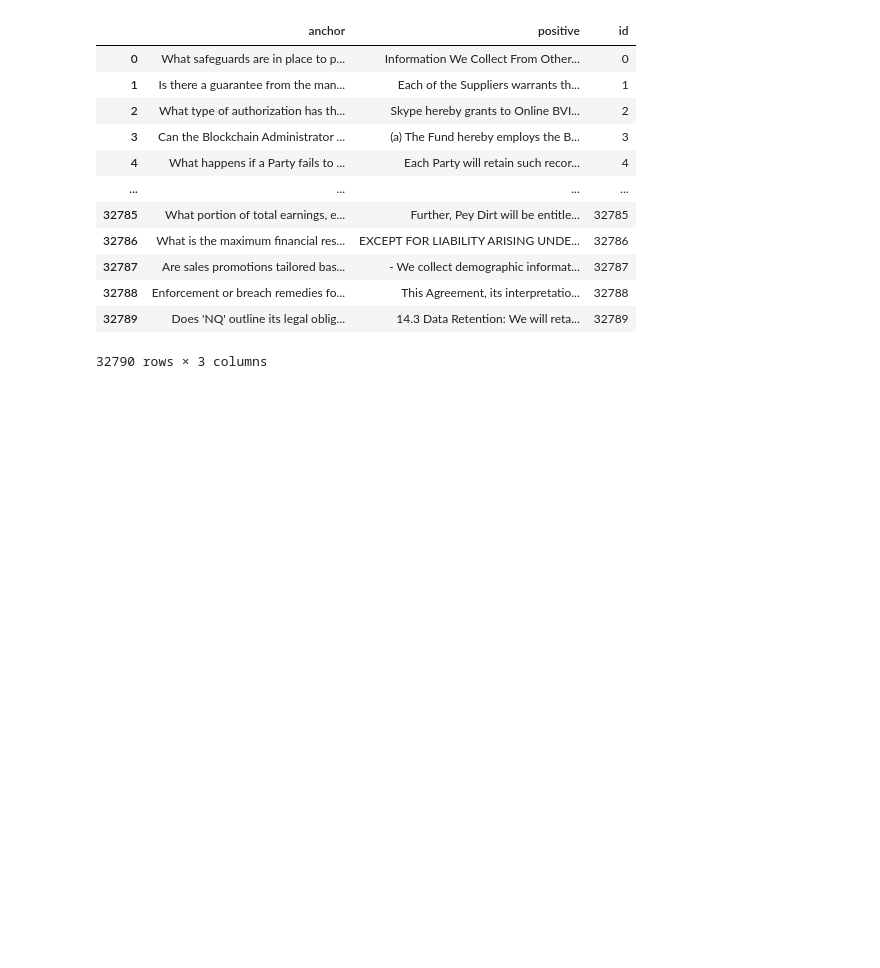
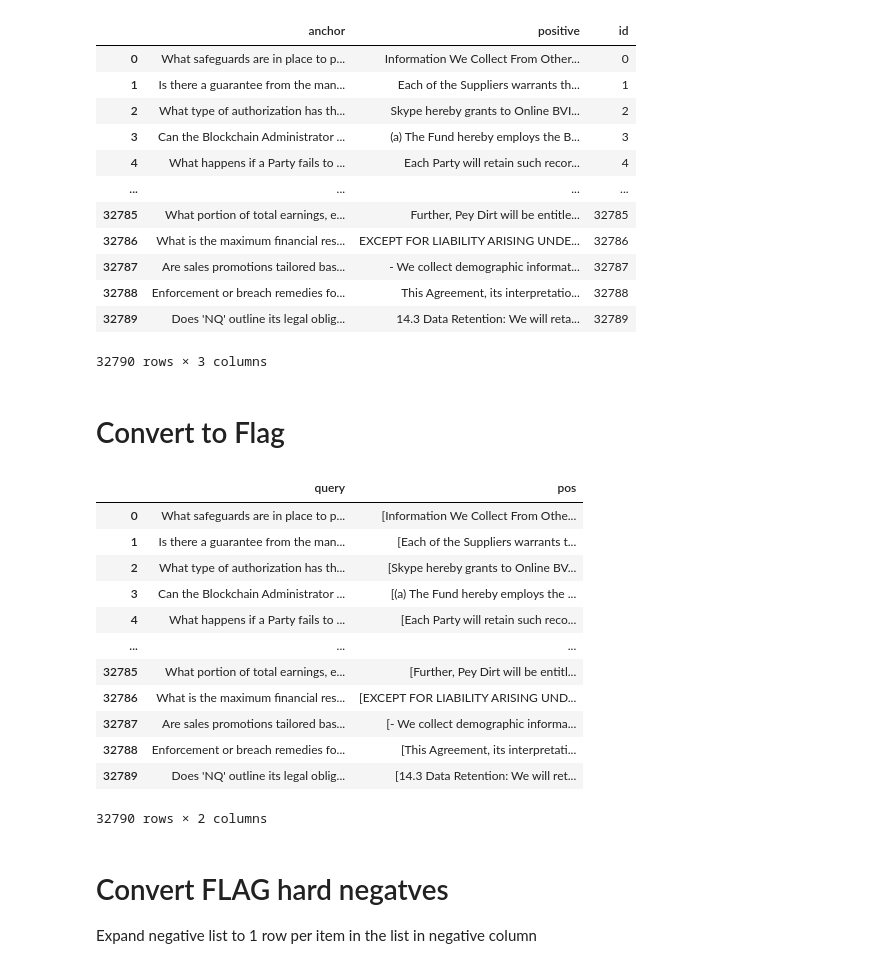
Before and after one commit to CNUClasses/embeddings, a Jupyter notebook: data/convert_to_json.ipynb, the cells around one changed output. Saved outputs shown, nothing was run; the diff lists cells and outputs as text; code cells hidden in the pictures; blank space fills up the shorter version.

```diff
--- a/data/convert_to_json.ipynb
+++ b/data/convert_to_json.ipynb
@@ -219,3 +219,48 @@ pd.read_json("trn.json", orient="records",lines=True)
 | 32788 | Enforcement or breach remedies fo... | This Agreement, its interpretatio... | 32788 |
 | 32789 | Does 'NQ' outline its legal oblig... | 14.3 Data Retention: We will reta... | 32789 |
 32790 rows × 3 columns
+# %% [markdown]
+# Convert to Flag
+# %%
+#convert to dataset for FLAG
+tst=pd.read_json("tst.json", orient="records",lines=True)
+trn=pd.read_json("trn.json", orient="records",lines=True)
+eval=pd.read_json("eval.json", orient="records",lines=True)
+
+def fix_for_FLAG(df):
+    df.rename(columns={'anchor': 'query', 'positive':'pos'}, inplace=True)
+    df.drop(columns=['id'], inplace=True)
+    df.pos=df.pos.apply(lambda x: [x])
+    return df
+
+trn=fix_for_FLAG(trn)
+tst=fix_for_FLAG(tst)
+eval=fix_for_FLAG(eval)
+
+combined_df = pd.concat([trn, tst])
+combined_df.reset_index(drop=True, inplace=True)
+combined_df
+
+#save
+tst.to_json("tst_FLAG.json", orient="records",lines=True)
+combined_df.to_json("trneval_FLAG.json", orient="records",lines=True)
+# %%
+# trn.rename(columns={'anchor': 'query', 'positive':'pos'}, inplace=True)
+trn
+# %% [output]
+|  | query | pos |
+| 0 | What safeguards are in place to p... | [Information We Collect From Othe... |
+| 1 | Is there a guarantee from the man... | [Each of the Suppliers warrants t... |
+| 2 | What type of authorization has th... | [Skype hereby grants to Online BV... |
+| 3 | Can the Blockchain Administrator ... | [(a) The Fund hereby employs the ... |
+| 4 | What happens if a Party fails to ... | [Each Party will retain such reco... |
+| ... | ... | ... |
+| 32785 | What portion of total earnings, e... | [Further, Pey Dirt will be entitl... |
+| 32786 | What is the maximum financial res... | [EXCEPT FOR LIABILITY ARISING UND... |
+| 32787 | Are sales promotions tailored bas... | [- We collect demographic informa... |
+| 32788 | Enforcement or breach remedies fo... | [This Agreement, its interpretati... |
+| 32789 | Does 'NQ' outline its legal oblig... | [14.3 Data Retention: We will ret... |
+32790 rows × 2 columns
+# %% [markdown]
+# Convert FLAG hard negatves
+Expand negative list to 1 row per item in the list in negative column
```
Also changed, not shown: parts of 4 cells of this notebook, 10 other files.
